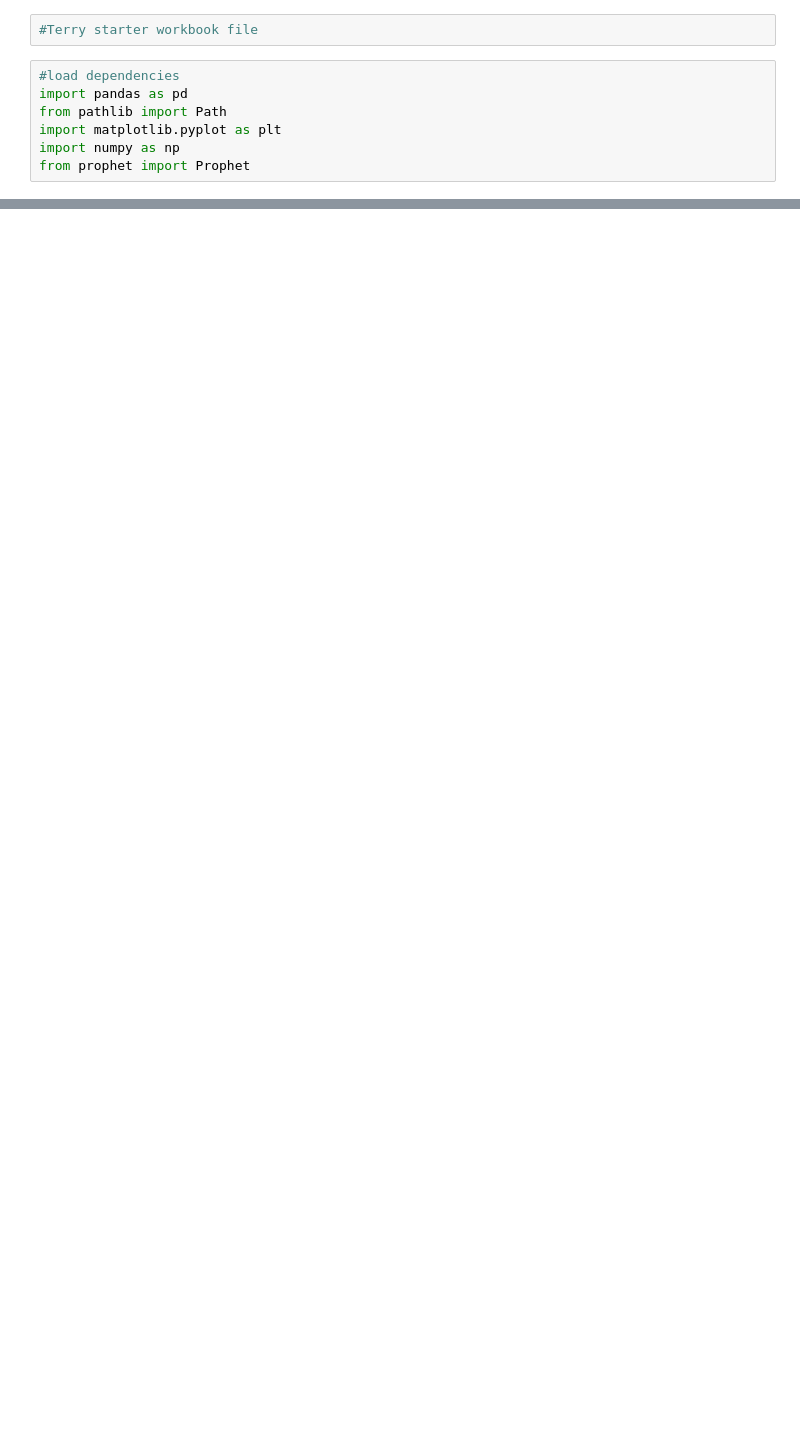
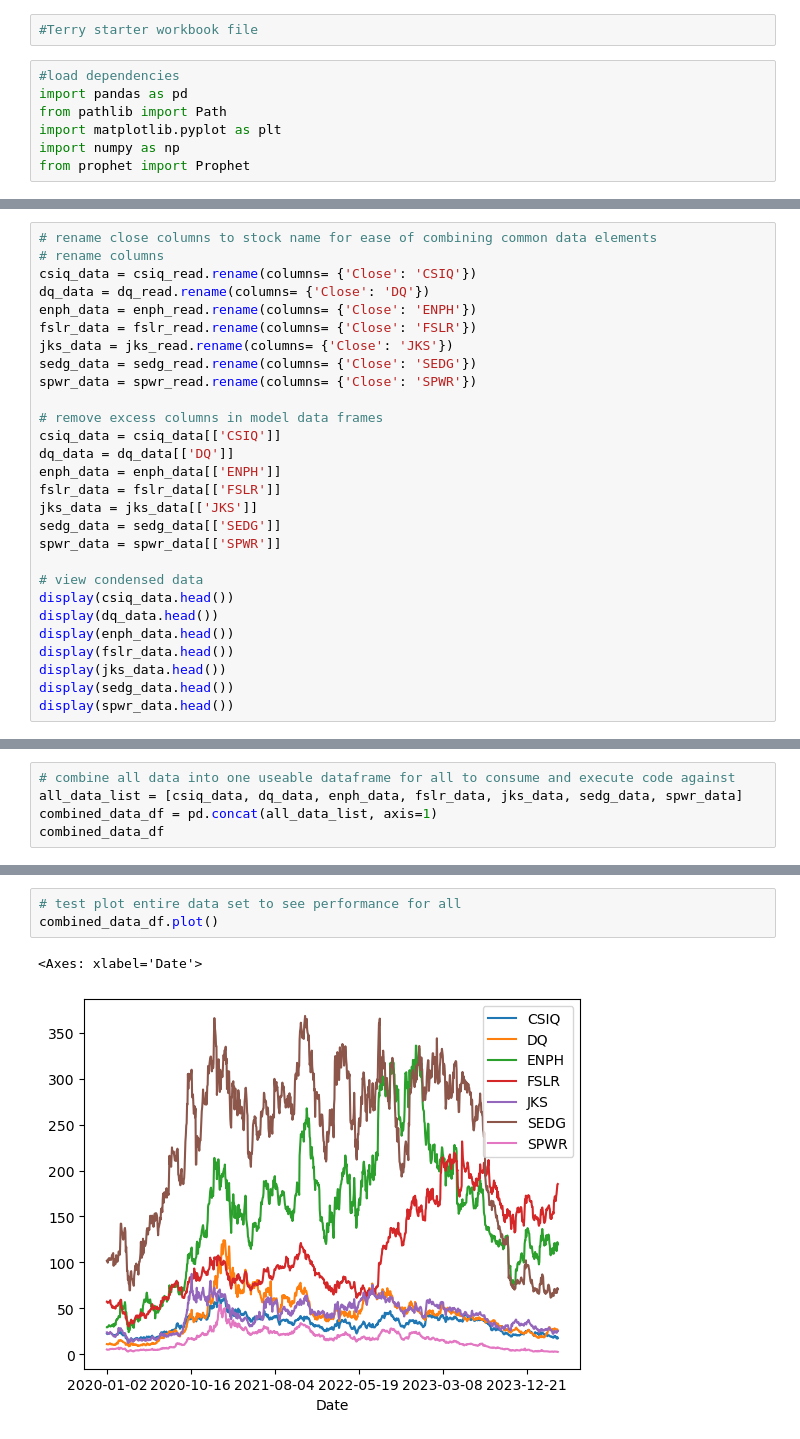
Before and after one commit to srhill12/Solar_stock_project, a Jupyter notebook: terry_test_workbook.ipynb, the cells around one changed output, grey strips where cells are left out. Drawn from its saved outputs; the diff is of its cells as text; blank space fills up the shorter version.

```diff
--- a/terry_test_workbook.ipynb
+++ b/terry_test_workbook.ipynb
@@ -103,0 +214,28 @@ None
+# %%
+# rename close columns to stock name for ease of combining common data elements
+# rename columns
+csiq_data = csiq_read.rename(columns= {'Close': 'CSIQ'})
+dq_data = dq_read.rename(columns= {'Close': 'DQ'})
+enph_data = enph_read.rename(columns= {'Close': 'ENPH'})
+fslr_data = fslr_read.rename(columns= {'Close': 'FSLR'})
+jks_data = jks_read.rename(columns= {'Close': 'JKS'})
+sedg_data = sedg_read.rename(columns= {'Close': 'SEDG'})
+spwr_data = spwr_read.rename(columns= {'Close': 'SPWR'})
+
+# remove excess columns in model data frames
+csiq_data = csiq_data[['CSIQ']]
+dq_data = dq_data[['DQ']]
+enph_data = enph_data[['ENPH']]
+fslr_data = fslr_data[['FSLR']]
+jks_data = jks_data[['JKS']]
+sedg_data = sedg_data[['SEDG']]
+spwr_data = spwr_data[['SPWR']]
+
+# view condensed data
+display(csiq_data.head())
+display(dq_data.head())
+display(enph_data.head())
+display(fslr_data.head())
+display(jks_data.head())
+display(sedg_data.head())
+display(spwr_data.head())
@@ -103,0 +292,5 @@ None
+# %%
+# combine all data into one useable dataframe for all to consume and execute code against
+all_data_list = [csiq_data, dq_data, enph_data, fslr_data, jks_data, sedg_data, spwr_data]
+combined_data_df = pd.concat(all_data_list, axis=1)
+combined_data_df
@@ -103,0 +312,6 @@ None
+# %%
+# test plot entire data set to see performance for all
+combined_data_df.plot()
+# %% [output]
+<Axes: xlabel='Date'>
+[figure, added]
```
Also changed, not shown: parts of 11 cells of this notebook, 1 other file.
